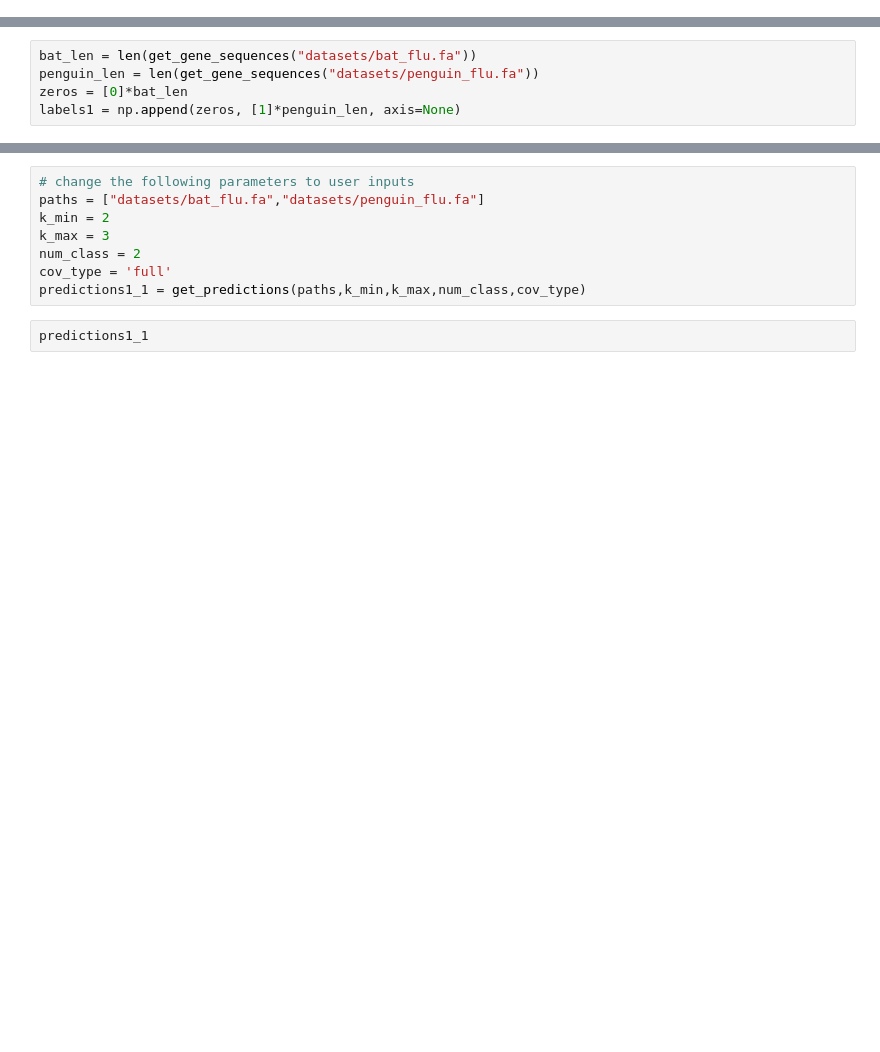
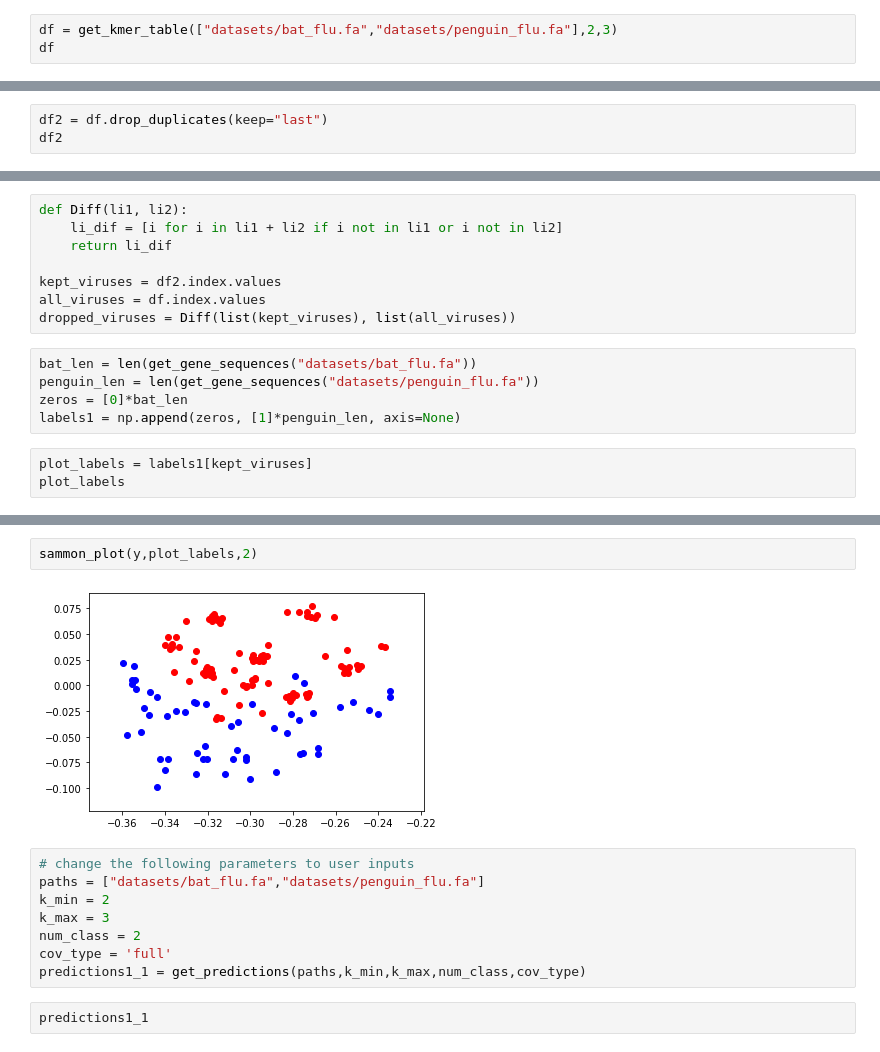
Before and after one commit to solislemuslab/mycovirus-ml, a Jupyter notebook: scripts/Gaussian Mixture Model-Zhiwen Xu/GMM_generalized.ipynb, the cells around one changed output, grey strips where cells are left out. Saved outputs shown, nothing was run; the diff lists cells and outputs as text; blank space fills up the shorter version.

```diff
--- a/scripts/Gaussian Mixture Model-Zhiwen Xu/GMM_generalized.ipynb
+++ b/scripts/Gaussian Mixture Model-Zhiwen Xu/GMM_generalized.ipynb
@@ -80,3 +186,6 @@ def create_labels (files):
         length = len(get_gene_sequences(f))
 
     return labels
+# %%
+df = get_kmer_table(["datasets/bat_flu.fa","datasets/penguin_flu.fa"],2,3)
+df
@@ -82,0 +206,3 @@ def create_labels (files):
+# %%
+df2 = df.drop_duplicates(keep="last")
+df2
@@ -83,5 +223,16 @@ def create_labels (files):
+# %%
+def Diff(li1, li2):
+    li_dif = [i for i in li1 + li2 if i not in li1 or i not in li2]
+    return li_dif
+
+kept_viruses = df2.index.values
+all_viruses = df.index.values
+dropped_viruses = Diff(list(kept_viruses), list(all_viruses))
 # %%
 bat_len = len(get_gene_sequences("datasets/bat_flu.fa"))
 penguin_len = len(get_gene_sequences("datasets/penguin_flu.fa"))
 zeros = [0]*bat_len
 labels1 = np.append(zeros, [1]*penguin_len, axis=None)
+# %%
+plot_labels = labels1[kept_viruses]
+plot_labels
@@ -88,3 +268,7 @@ labels1 = np.append(zeros, [1]*penguin_len, axis=None)
+# %%
+sammon_plot(y,plot_labels,2)
+# %% [output]
+[figure, added]
 # %%
 # change the following parameters to user inputs
 paths = ["datasets/bat_flu.fa","datasets/penguin_flu.fa"]
```
Also changed, not shown: parts of 16 cells of this notebook.
